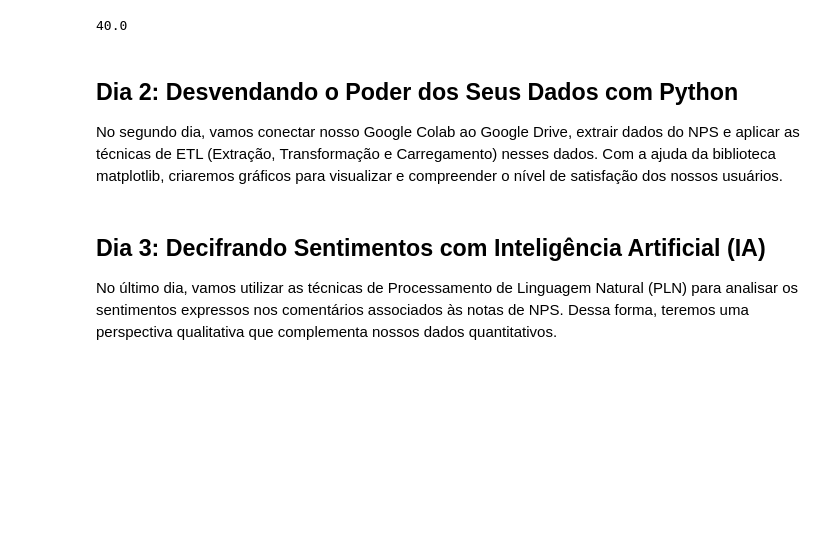
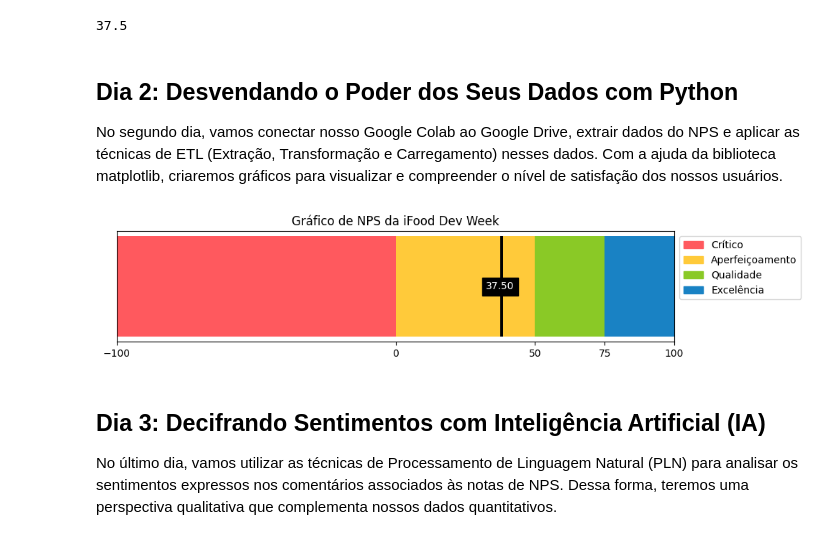
Before and after one commit to tocattabrito/analiseDados, a Jupyter notebook: ifood_dev_week.ipynb, the cells around one changed output. Drawn from its saved outputs; the diff is of its cells as text; code cells hidden in the pictures; blank space fills up the shorter version.

```diff
--- a/ifood_dev_week.ipynb
+++ b/ifood_dev_week.ipynb
@@ -56,6 +84,14 @@ print(calcular_nps(notas))
 # %%
-# TODO: Abstrair o problema usando classes e objetos (orientação a objetos).
-import pandas as pd
+"""
+Versão 3: Paradigma Orientado a Objetos (POO).
+
+Este script adota uma abordagem Orientada a Objetos (OO) para calcular o NPS a partir de feedback de usuários.
+Duas classes são definidas, onde:
+- Feedback representa um único feedback de usuário;
+- AnalisadorFeedback é usado para calcular o NPS a partir de uma lista de Feedbacks.
+A POO fornece uma abstração mais clara dos dados e comportamentos envolvidos no cálculo do NPS.
+Desta forma, nossa solução estará preparada para as evoluções do nosso projeto.
+"""
 
 class Feedback:
   def __init__(self, nota, comentario):
@@ -67,25 +103,57 @@ class AnalisadorFeedback:
     self.feedbacks = feedbacks
 
   def calcular_nps(self):
-    detratores = sum([1 for feedback in self.feedbacks if feedback.nota <= 6])
-    promotores = sum([1 for feedback in self.feedbacks if feedback.nota >= 9])
+    # Por ser uma list do Python, aplicamos o conceito de "list comprehension" para filtrar nossos Feedbacks.
+    detratores = sum(1 for feedback in self.feedbacks if feedback.nota <= 6)
+    promotores = sum(1 for feedback in self.feedbacks if feedback.nota >= 9)
 
     return (promotores - detratores) / len(self.feedbacks) * 100
 
-dados = pd.read_csv('/content/feedbacks.csv', delimiter=';')
-
-feedbacks = [Feedback(linha['nota'], linha['comentario'])  for i, linha in dados.iterrows()]
+feedbacks = dados.apply(lambda linha: Feedback(linha['nota'], linha['comentario']), axis=1)
 
 analisador = AnalisadorFeedback(feedbacks)
 nps = analisador.calcular_nps()
 
 print(nps)
 # %% [output]
-40.0
+37.5
 # %% [markdown]
 ## Dia 2: Desvendando o Poder dos Seus Dados com Python
 
 No segundo dia, vamos conectar nosso Google Colab ao Google Drive, extrair dados do NPS e aplicar as técnicas de ETL (Extração, Transformação e Carregamento) nesses dados. Com a ajuda da biblioteca matplotlib, criaremos gráficos para visualizar e compreender o nível de satisfação dos nossos usuários.
+# %%
+import matplotlib.pyplot as plt
+import matplotlib.patches as mpatches
+
+# Definição das constantes que usaremos para visualizar o NPS
+NPS_ZONAS =   ['Crítico', 'Aperfeiçoamento', 'Qualidade', 'Excelência']
+NPS_VALORES = [-100, 0, 50, 75, 100]
+NPS_CORES =   ['#FF595E', '#FFCA3A', '#8AC926', '#1982C4']
+
+# TODO: Criar um gráfico usando "matplotlib" para visualizar o NPS que calculamos no Dia 1!
+def criar_grafico_nps(nps):
+  fig, ax = plt.subplots(figsize=(10, 2))
+
+  for i, zona in enumerate(NPS_ZONAS):
+    ax.barh([0], width=NPS_VALORES[i+1]-NPS_VALORES[i], left=NPS_VALORES[i], color=NPS_CORES[i])
+
+  ax.barh([0], width=1, left=nps, color='black')
+  ax.set_yticks([])
+  ax.set_xlim(-100, 100)
+  ax.set_xticks(NPS_VALORES)
+
+  plt.text(nps, 0, f'{nps:.2f}', ha='center', va='center', color='white', bbox=dict(facecolor='black'))
+
+  patches = [mpatches.Patch(color=NPS_CORES[i], label=NPS_ZONAS[i]) for i in range(len(NPS_ZONAS))]
+  plt.legend(handles=patches, bbox_to_anchor=(1,1))
+
+  plt.title('Gráfico de NPS da iFood Dev Week')
+
+  plt.show()
+
+criar_grafico_nps(nps)
+# %% [output]
+[figure, added]
 # %% [markdown]
 ## Dia 3: Decifrando Sentimentos com Inteligência Artificial (IA)
 
```
Also changed, not shown: parts of 10 cells of this notebook.
